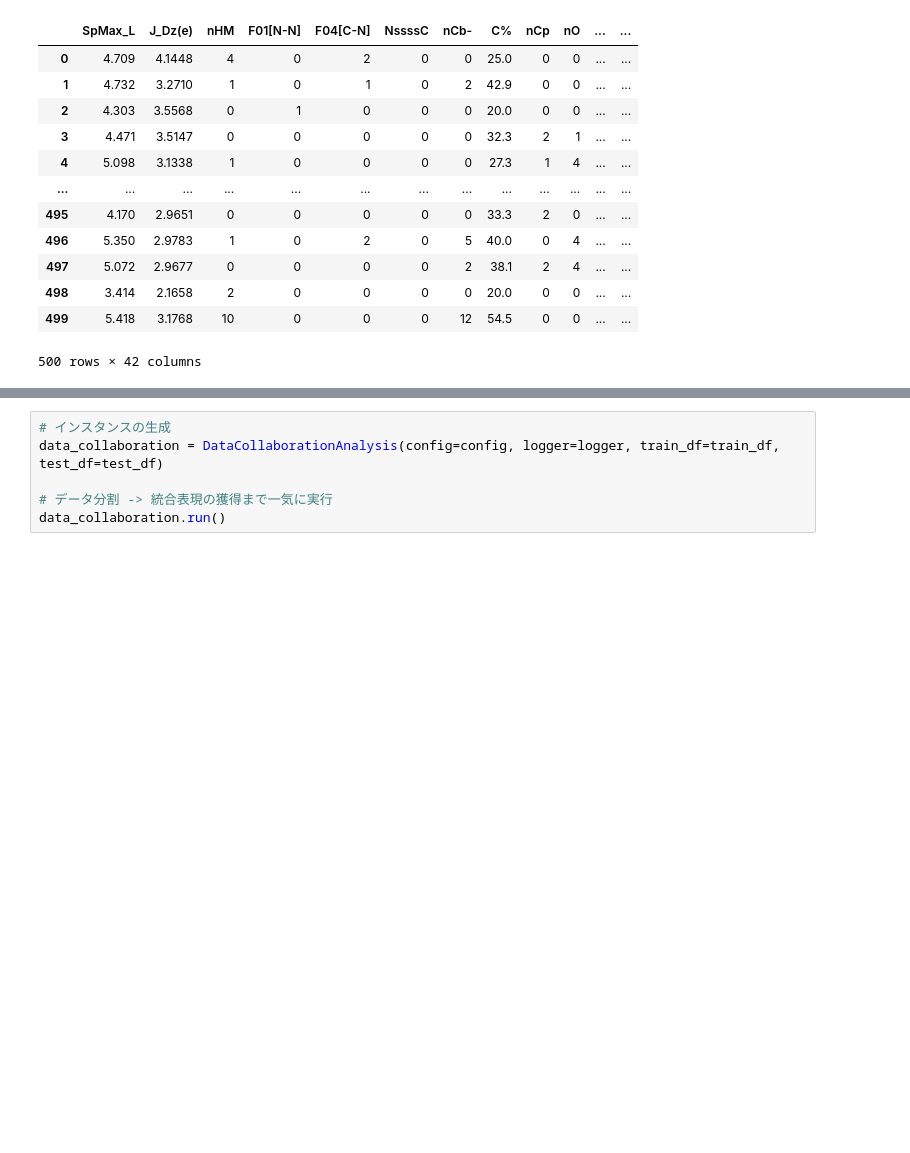
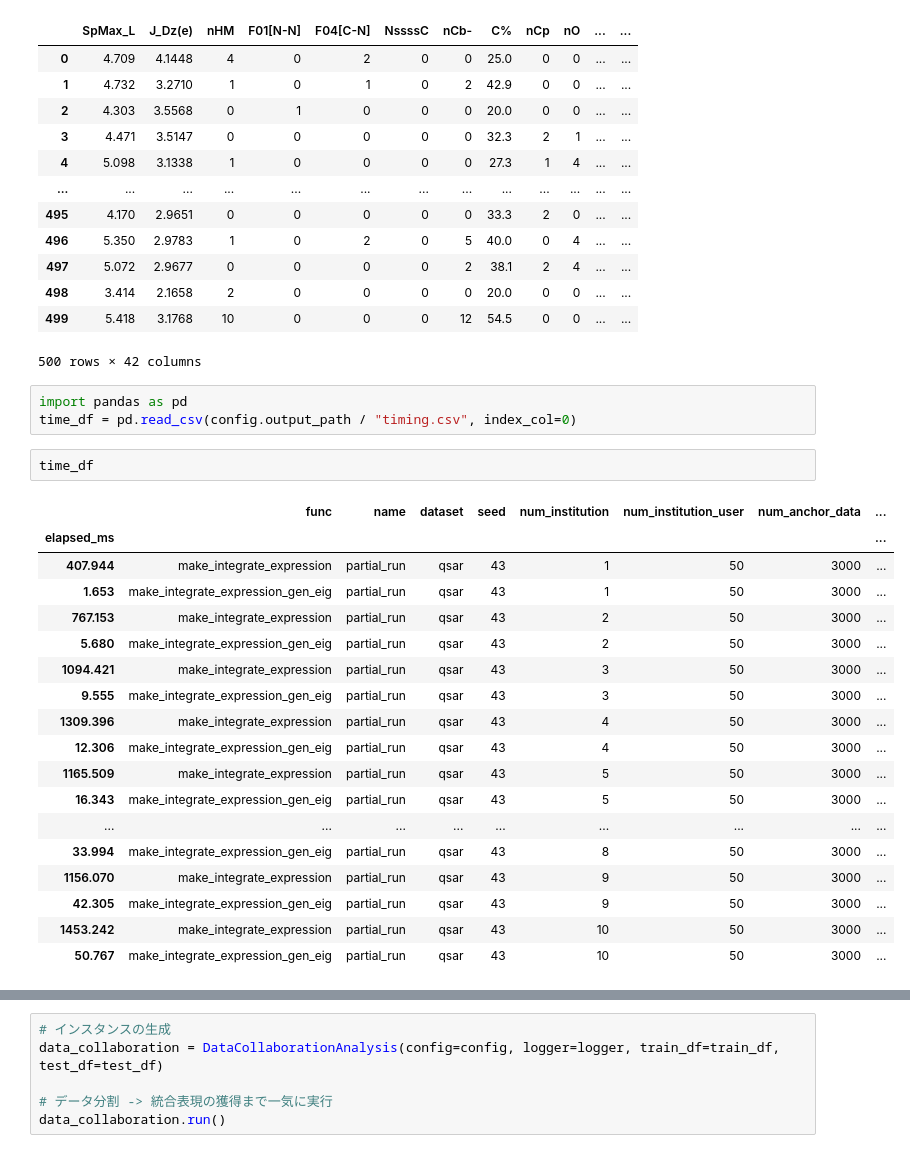
Before and after one commit to takano-lab/data-collaboration-analysis, a Jupyter notebook: src/suetake_debug.ipynb, the cells around one changed output, grey strips where cells are left out. Saved outputs shown, nothing was run; the diff lists cells and outputs as text; blank space fills up the shorter version.

```diff
--- a/src/suetake_debug.ipynb
+++ b/src/suetake_debug.ipynb
@@ -72,3 +72,27 @@ train_df
 | 498 | 3.414 | 2.1658 | 2 | 0 | 0 | 0 | 0 | 20.0 | 0 | 0 | ... | ... |
 | 499 | 5.418 | 3.1768 | 10 | 0 | 0 | 0 | 12 | 54.5 | 0 | 0 | ... | ... |
 500 rows × 42 columns
+# %%
+import pandas as pd
+time_df = pd.read_csv(config.output_path / "timing.csv", index_col=0)
+# %%
+time_df
+# %% [output]
+|  | func | name | dataset | seed | num_institution | num_institution_user | num_anchor_data | ... |
+| elapsed_ms |  |  |  |  |  |  |  | ... |
+| 407.944 | make_integrate_expression | partial_run | qsar | 43 | 1 | 50 | 3000 | ... |
+| 1.653 | make_integrate_expression_gen_eig | partial_run | qsar | 43 | 1 | 50 | 3000 | ... |
+| 767.153 | make_integrate_expression | partial_run | qsar | 43 | 2 | 50 | 3000 | ... |
+| 5.680 | make_integrate_expression_gen_eig | partial_run | qsar | 43 | 2 | 50 | 3000 | ... |
+| 1094.421 | make_integrate_expression | partial_run | qsar | 43 | 3 | 50 | 3000 | ... |
+| 9.555 | make_integrate_expression_gen_eig | partial_run | qsar | 43 | 3 | 50 | 3000 | ... |
+| 1309.396 | make_integrate_expression | partial_run | qsar | 43 | 4 | 50 | 3000 | ... |
+| 12.306 | make_integrate_expression_gen_eig | partial_run | qsar | 43 | 4 | 50 | 3000 | ... |
+| 1165.509 | make_integrate_expression | partial_run | qsar | 43 | 5 | 50 | 3000 | ... |
+| 16.343 | make_integrate_expression_gen_eig | partial_run | qsar | 43 | 5 | 50 | 3000 | ... |
+| ... | ... | ... | ... | ... | ... | ... | ... | ... |
+| 33.994 | make_integrate_expression_gen_eig | partial_run | qsar | 43 | 8 | 50 | 3000 | ... |
+| 1156.070 | make_integrate_expression | partial_run | qsar | 43 | 9 | 50 | 3000 | ... |
+| 42.305 | make_integrate_expression_gen_eig | partial_run | qsar | 43 | 9 | 50 | 3000 | ... |
+| 1453.242 | make_integrate_expression | partial_run | qsar | 43 | 10 | 50 | 3000 | ... |
+| 50.767 | make_integrate_expression_gen_eig | partial_run | qsar | 43 | 10 | 50 | 3000 | ... |
```
Also changed, not shown: parts of 2 cells of this notebook, 5 other files.
